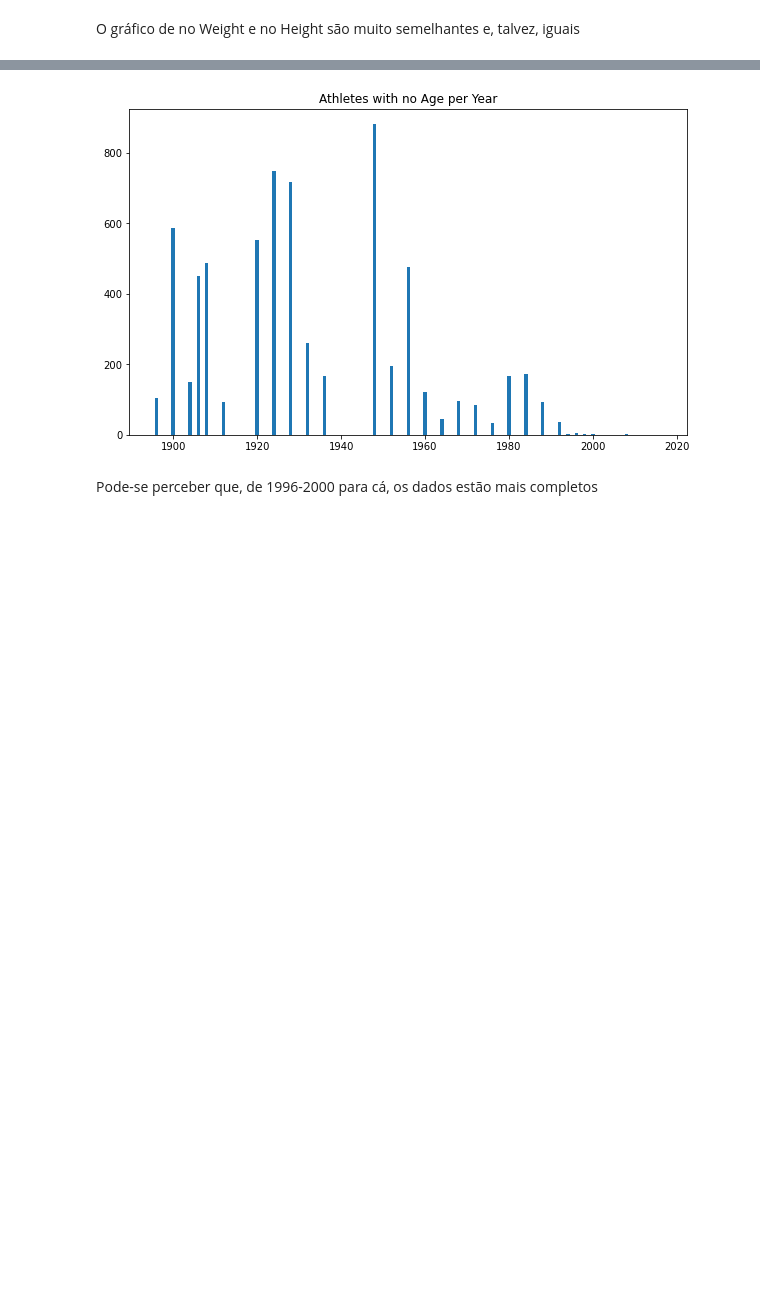
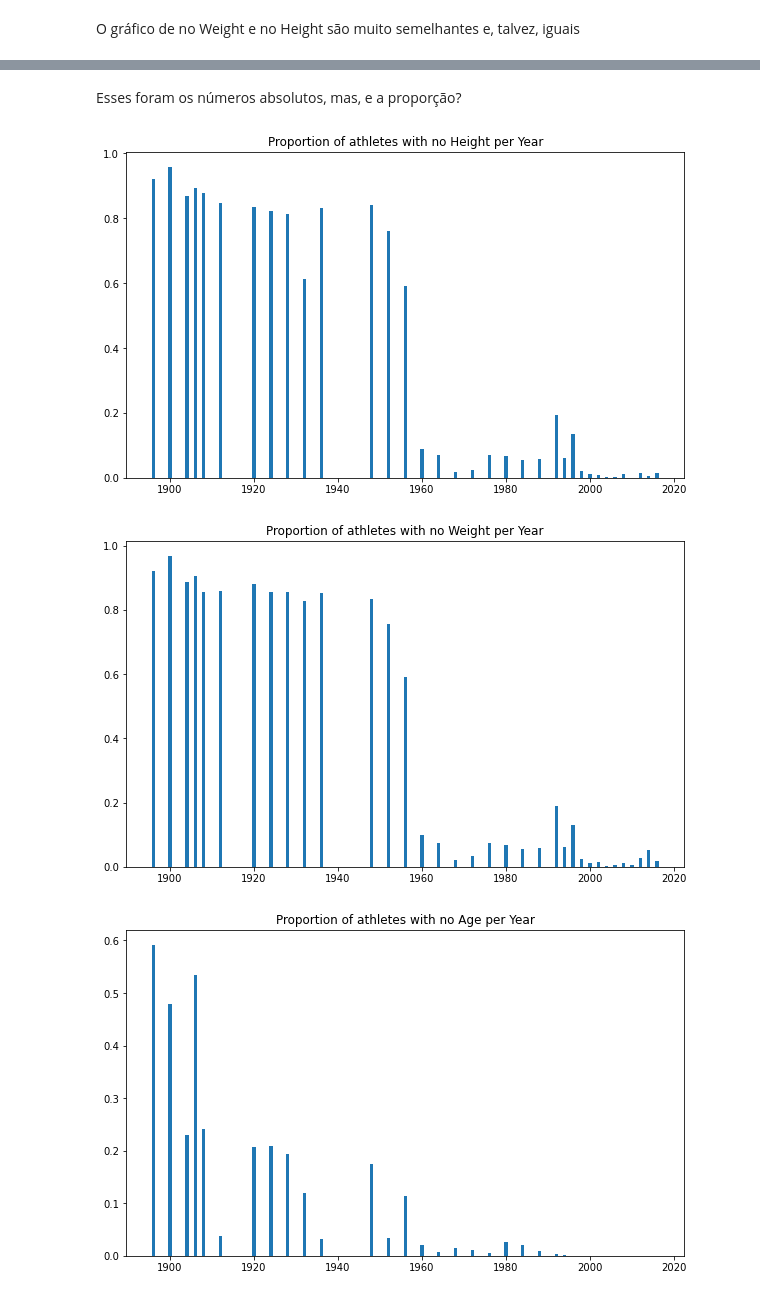
Before and after one commit to Pendulun/OlympicGamesDataViz, a Jupyter notebook: initialAnalisys/analiseInicial.ipynb, the cells around one changed output, grey strips where cells are left out. Saved outputs shown, nothing was run; the diff lists cells and outputs as text; code cells hidden in the pictures; blank space fills up the shorter version.

Commit message:
Análise de NaN's para medalhistas

```diff
--- a/initialAnalisys/analiseInicial.ipynb
+++ b/initialAnalisys/analiseInicial.ipynb
@@ -185,7 +198,10 @@ for (year, athleteId), data in athletesByYearAndID:
+# %%
+nansPerColPerYear = getNaNPerColPerYear(['Height', 'Weight', 'Age'], athletesByYearAndID, athletesDf['Year'].unique())
 # %%
-plt.figure(figsize=(10,6))
-plt.bar(*zip(*noHeightPerYear.items()))
-plt.title("Athletes with no Heights per Year")
-plt.show()
+for col, nans in nansPerColPerYear.items():
+    plt.figure(figsize=(10,6))
+    plt.bar(*zip(*nans.items()))
+    plt.title(f"Athletes with no {col} per Year")
+    plt.show()
 # %% [output]
 [figure]
@@ -201,9 +214,23 @@ O gráfico de no Weight e no Height são muito semelhantes e, talvez, iguais
+# %% [markdown]
+Esses foram os números absolutos, mas, e a proporção?
+# %%
+totalAthletesPerYear = dict()
+for year, athletesCount in athletesDf.groupby('Year')['ID'].nunique().items():
+    totalAthletesPerYear[year] = athletesCount
 # %%
-plt.figure(figsize=(10,6))
-plt.bar(*zip(*noAgePerYear.items()))
-plt.title("Athletes with no Age per Year")
-plt.show()
+def showProportionOfNaNsPerColumnPerYear(dictWithTotalPerYear, dictOfNaNsPerColPerYear):
+    for col, nans in dictOfNaNsPerColPerYear.items():
+        proportionOfNaNPerYear = dict()
+        for year, nanCount in nans.items():
+            proportionOfNaNPerYear[year] =  nanCount/dictWithTotalPerYear[year]
+
+        plt.figure(figsize=(10,6))
+        plt.bar(*zip(*proportionOfNaNPerYear.items()))
+        plt.title(f"Proportion of athletes with no {col} per Year")
+        plt.show()
-# %% [output]
-[figure, removed]
-# %% [markdown]
-Pode-se perceber que, de 1996-2000 para cá, os dados estão mais completos
+# %%
+showProportionOfNaNsPerColumnPerYear(totalAthletesPerYear, nansPerColPerYear)
+# %% [output]
+[figure, added]
+[figure, added]
+[figure, added]
```
Also changed, not shown: parts of 14 cells of this notebook.
